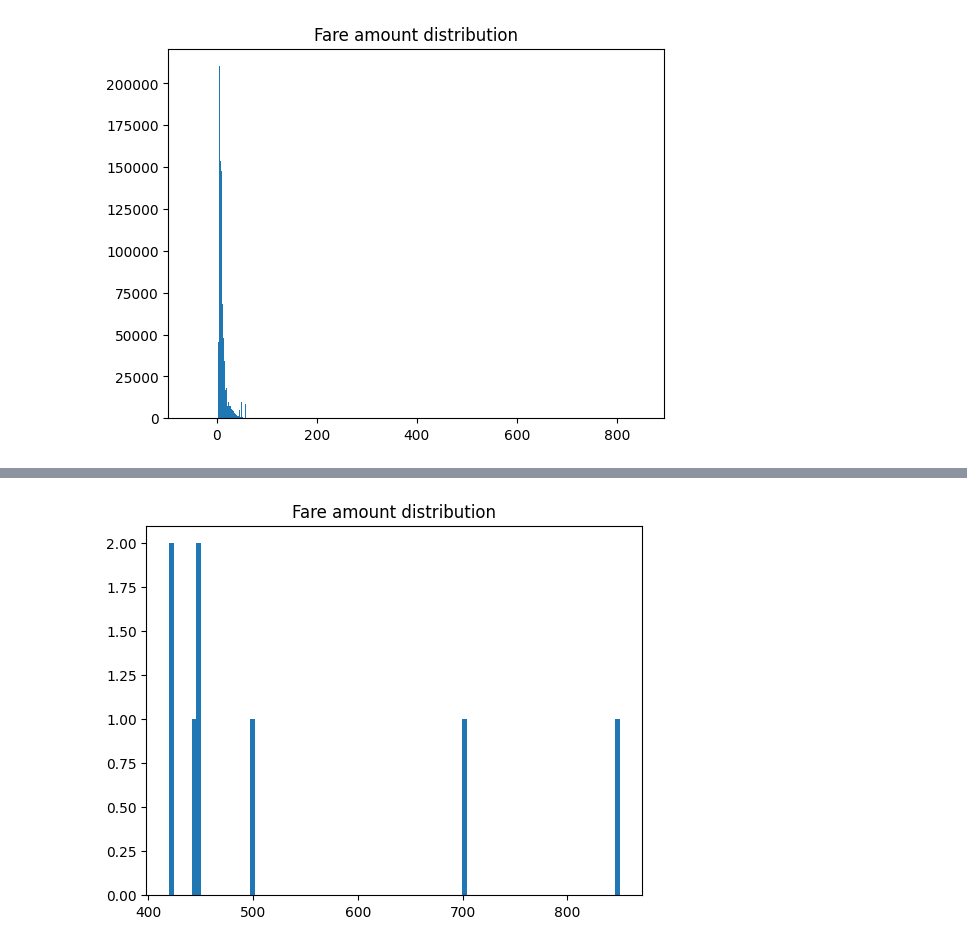
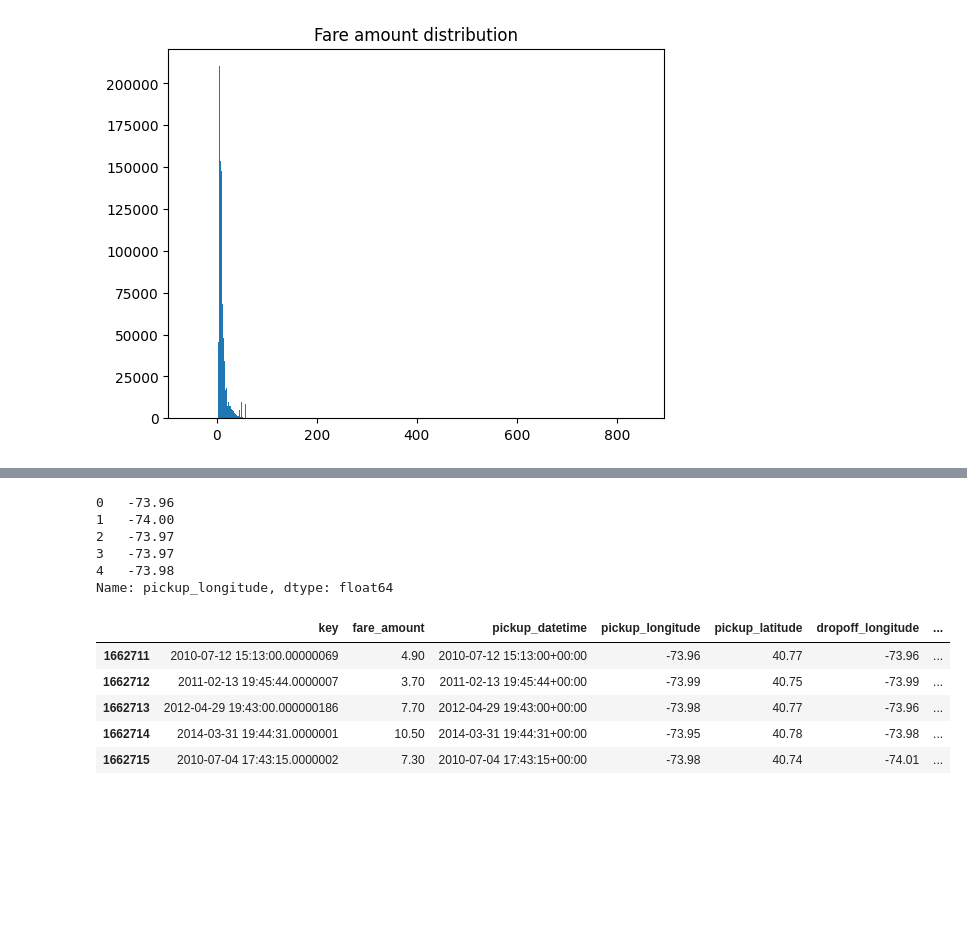
Before and after one commit to DavidGuzzi/DGKaggle, a Jupyter notebook: New York City Taxi Fare Prediction/taxi_fare_prediction_DG.ipynb, the cells around one changed output, grey strips where cells are left out. Saved outputs shown, nothing was run; the diff lists cells and outputs as text; code cells hidden in the pictures; blank space fills up the shorter version.

```diff
--- a/New York City Taxi Fare Prediction/taxi_fare_prediction_DG.ipynb
+++ b/New York City Taxi Fare Prediction/taxi_fare_prediction_DG.ipynb
@@ -110,8 +121 @@ plt.show()
-# %%
-fig, ax = plt.subplots()
-ax.hist(df[df['fare_amount'] > 400]['fare_amount'], bins=100)
-ax.set_title('Fare amount distribution')
-plt.show()
-# %% [output]
-[figure, removed]
 # %%
@@ -120,2 +126,34 @@ df = df[df['fare_amount'] > 0]
 # %%
 # df[(df['pickup_longitude'] == df['dropoff_longitude']) & (df['pickup_latitude'] == df['dropoff_latitude'])]
+# %%
+def haversine(lon1, lat1, lon2, lat2):
+    # Convertir grados a radianes
+    lon1, lat1, lon2, lat2 = map(np.radians, [lon1, lat1, lon2, lat2])
+
+    # Diferencias de coordenadas
+    dlon = lon2 - lon1
+    dlat = lat2 - lat1
+
+    # Fórmula de Haversine
+    a = np.sin(dlat / 2.0)**2 + np.cos(lat1) * np.cos(lat2) * np.sin(dlon / 2.0)**2
+    c = 2 * np.arcsin(np.sqrt(a))
+    r = 6371  # Radio de la Tierra en kilómetros
+    return c * r
+# %%
+df['distance'] = df.apply(lambda row: haversine(row['pickup_longitude'], row['pickup_latitude'], row['dropoff_longitude'], row['dropoff_latitude']), axis=1)
+# %% [output]
+0   -73.96
+1   -74.00
+2   -73.97
+3   -73.97
+4   -73.98
+Name: pickup_longitude, dtype: float64
+# %%
+df.tail()
+# %% [output]
+|  | key | fare_amount | pickup_datetime | pickup_longitude | pickup_latitude | dropoff_longitude | ... |
+| 1662711 | 2010-07-12 15:13:00.00000069 | 4.90 | 2010-07-12 15:13:00+00:00 | -73.96 | 40.77 | -73.96 | ... |
+| 1662712 | 2011-02-13 19:45:44.0000007 | 3.70 | 2011-02-13 19:45:44+00:00 | -73.99 | 40.75 | -73.99 | ... |
+| 1662713 | 2012-04-29 19:43:00.000000186 | 7.70 | 2012-04-29 19:43:00+00:00 | -73.98 | 40.77 | -73.96 | ... |
+| 1662714 | 2014-03-31 19:44:31.0000001 | 10.50 | 2014-03-31 19:44:31+00:00 | -73.95 | 40.78 | -73.98 | ... |
+| 1662715 | 2010-07-04 17:43:15.0000002 | 7.30 | 2010-07-04 17:43:15+00:00 | -73.98 | 40.74 | -74.01 | ... |
```
Also changed, not shown: parts of 6 cells of this notebook.
